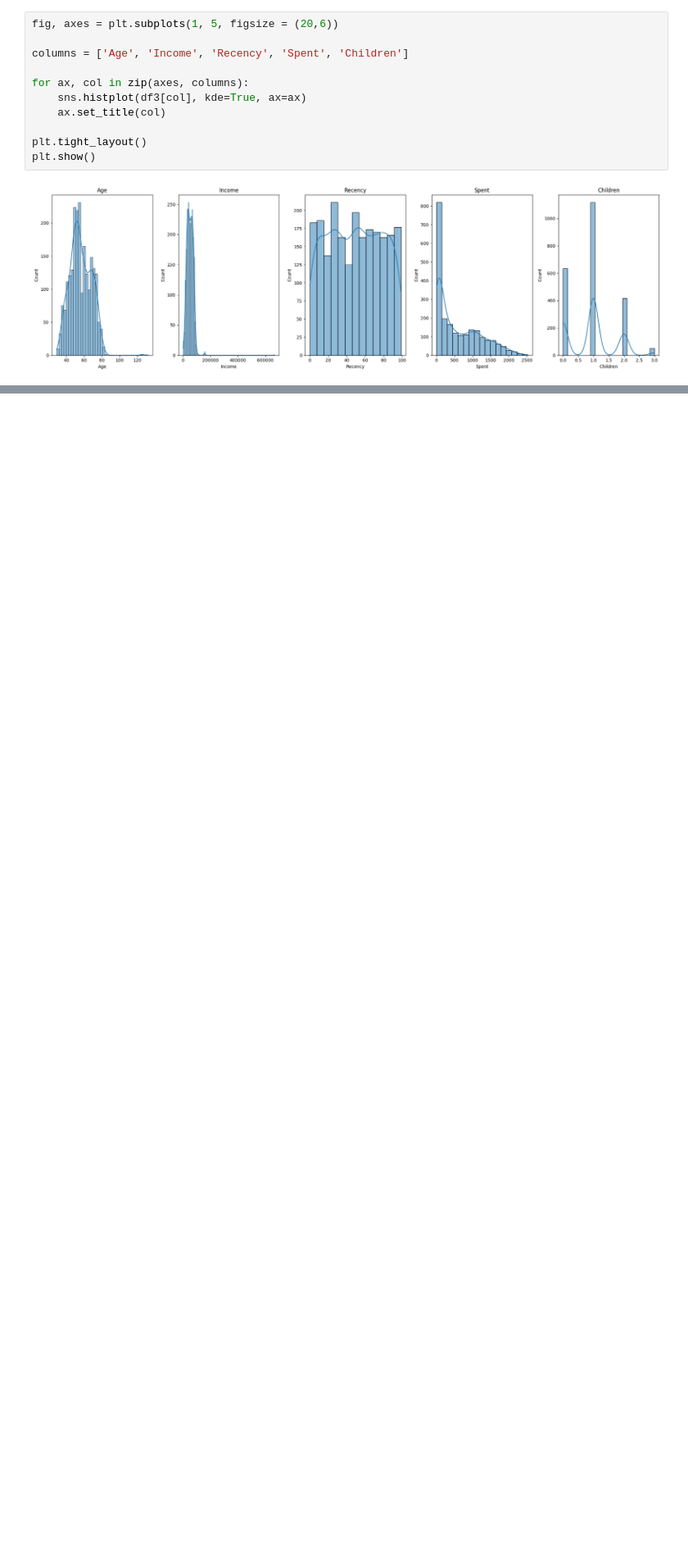
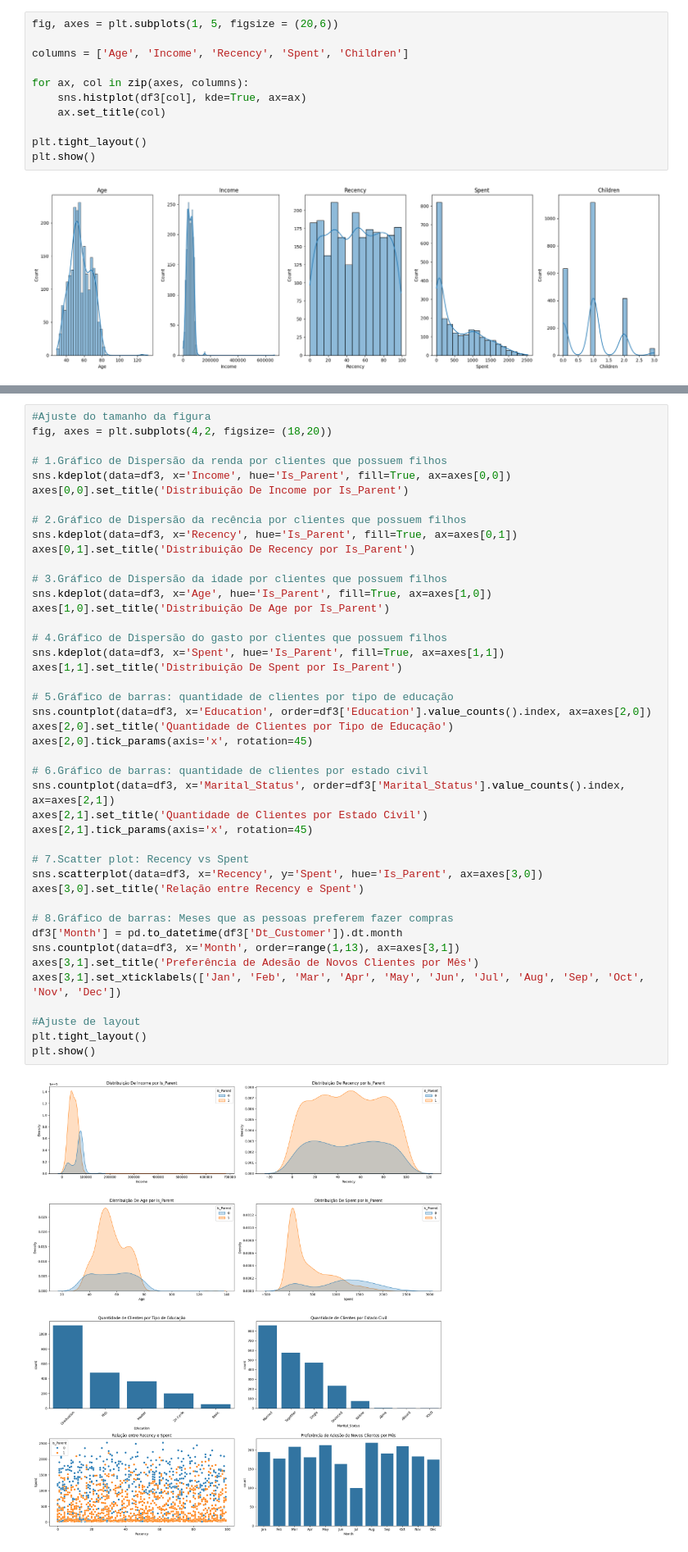
Before and after one commit to samantasobral/projeto_integrador_3, a Jupyter notebook: notebooks/perfil_clientes.ipynb, the cells around one changed output, grey strips where cells are left out. Shown at 82% size. Saved outputs shown, nothing was run; the diff lists cells and outputs as text; blank space fills up the shorter version.

```diff
--- a/notebooks/perfil_clientes.ipynb
+++ b/notebooks/perfil_clientes.ipynb
@@ -197,0 +189,45 @@ plt.show()
+# %%
+#Ajuste do tamanho da figura
+fig, axes = plt.subplots(4,2, figsize= (18,20))
+
+# 1.Gráfico de Dispersão da renda por clientes que possuem filhos
+sns.kdeplot(data=df3, x='Income', hue='Is_Parent', fill=True, ax=axes[0,0])
+axes[0,0].set_title('Distribuição De Income por Is_Parent')
+
+# 2.Gráfico de Dispersão da recência por clientes que possuem filhos
+sns.kdeplot(data=df3, x='Recency', hue='Is_Parent', fill=True, ax=axes[0,1])
+axes[0,1].set_title('Distribuição De Recency por Is_Parent')
+
+# 3.Gráfico de Dispersão da idade por clientes que possuem filhos
+sns.kdeplot(data=df3, x='Age', hue='Is_Parent', fill=True, ax=axes[1,0])
+axes[1,0].set_title('Distribuição De Age por Is_Parent')
+
+# 4.Gráfico de Dispersão do gasto por clientes que possuem filhos
+sns.kdeplot(data=df3, x='Spent', hue='Is_Parent', fill=True, ax=axes[1,1])
+axes[1,1].set_title('Distribuição De Spent por Is_Parent')
+
+# 5.Gráfico de barras: quantidade de clientes por tipo de educação
+sns.countplot(data=df3, x='Education', order=df3['Education'].value_counts().index, ax=axes[2,0])
+axes[2,0].set_title('Quantidade de Clientes por Tipo de Educação')
+axes[2,0].tick_params(axis='x', rotation=45)
+
+# 6.Gráfico de barras: quantidade de clientes por estado civil
+sns.countplot(data=df3, x='Marital_Status', order=df3['Marital_Status'].value_counts().index, ax=axes[2,1])
+axes[2,1].set_title('Quantidade de Clientes por Estado Civil')
+axes[2,1].tick_params(axis='x', rotation=45)
+
+# 7.Scatter plot: Recency vs Spent
+sns.scatterplot(data=df3, x='Recency', y='Spent', hue='Is_Parent', ax=axes[3,0])
+axes[3,0].set_title('Relação entre Recency e Spent')
+
+# 8.Gráfico de barras: Meses que as pessoas preferem fazer compras
+df3['Month'] = pd.to_datetime(df3['Dt_Customer']).dt.month
+sns.countplot(data=df3, x='Month', order=range(1,13), ax=axes[3,1])
+axes[3,1].set_title('Preferência de Adesão de Novos Clientes por Mês')
+axes[3,1].set_xticklabels(['Jan', 'Feb', 'Mar', 'Apr', 'May', 'Jun', 'Jul', 'Aug', 'Sep', 'Oct', 'Nov', 'Dec'])
+
+#Ajuste de layout
+plt.tight_layout()
+plt.show()
+# %% [output]
+[figure, added]
```
Also changed, not shown: parts of 2 cells of this notebook.
